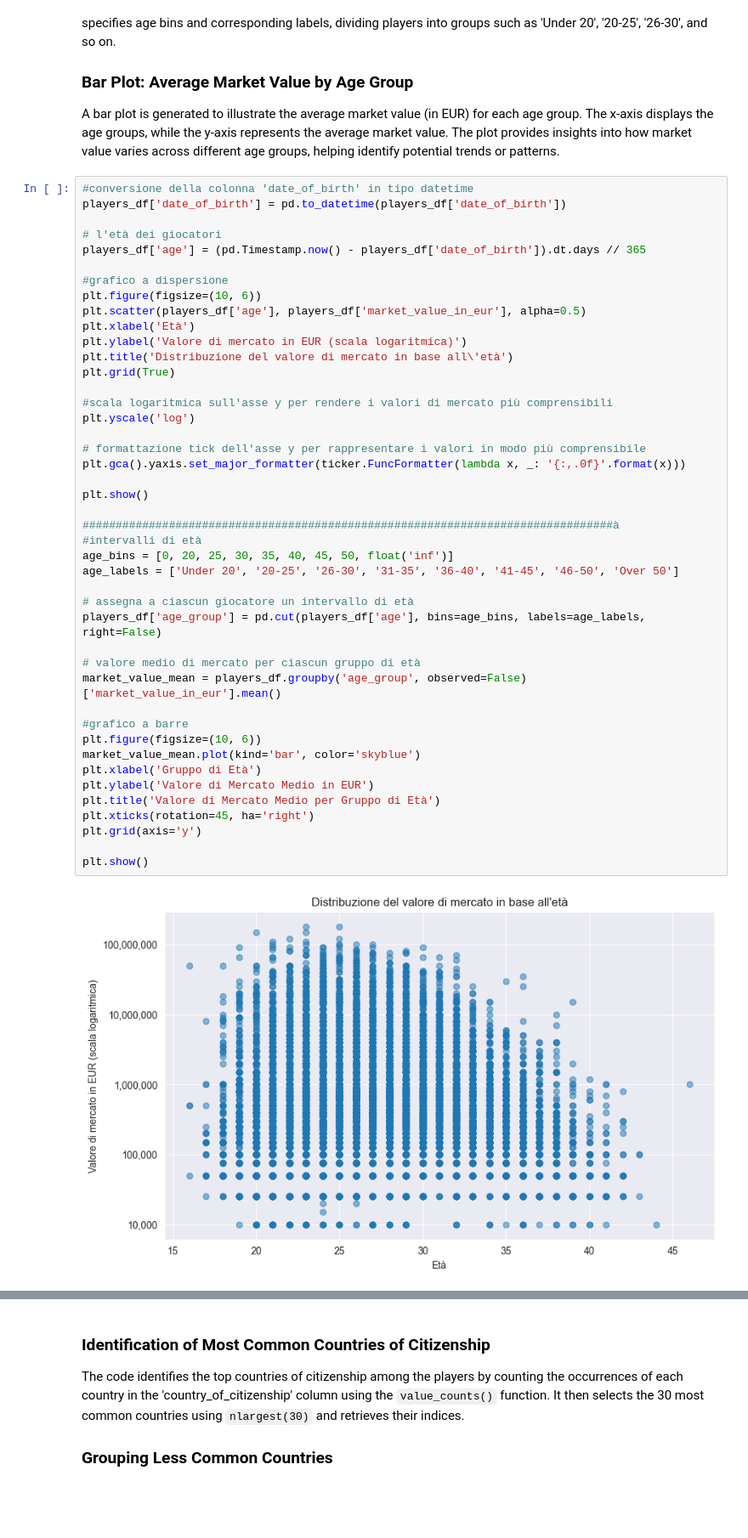
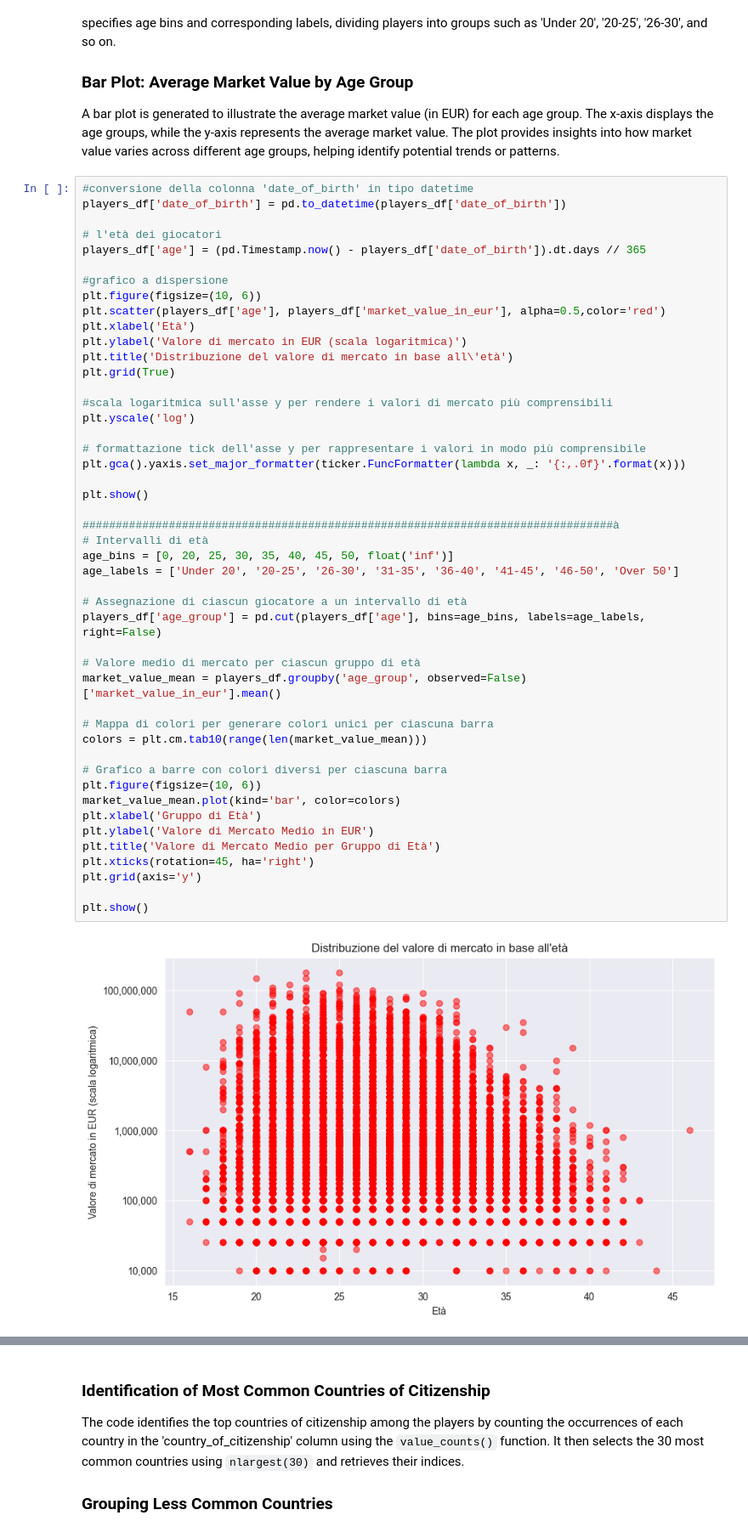
Before and after one commit to BonincontroL/IumTweb_project, a Jupyter notebook: solution/DataAnalysis/JupyterNotebooks/players.ipynb, the cells around one changed output, grey strips where cells are left out. Shown at 85% size. Cells and saved outputs as stored; diff of their text form; blank space fills up the shorter version.

Commit message:
continuazione test analisi dati su players.ipynb - da rivedere bene...

```diff
--- a/solution/DataAnalysis/JupyterNotebooks/players.ipynb
+++ b/solution/DataAnalysis/JupyterNotebooks/players.ipynb
@@ -426,40 +424,43 @@ players_df['age'] = (pd.Timestamp.now() - players_df['date_of_birth']).dt.days /
 
 #grafico a dispersione
 plt.figure(figsize=(10, 6))
-plt.scatter(players_df['age'], players_df['market_value_in_eur'], alpha=0.5)
+plt.scatter(players_df['age'], players_df['market_value_in_eur'], alpha=0.5,color='red')
 plt.xlabel('Età')
 plt.ylabel('Valore di mercato in EUR (scala logaritmica)')
 plt.title('Distribuzione del valore di mercato in base all\'età')
 plt.grid(True)
 
 #scala logaritmica sull'asse y per rendere i valori di mercato più comprensibili
 plt.yscale('log')
 
 # formattazione tick dell'asse y per rappresentare i valori in modo più comprensibile
 plt.gca().yaxis.set_major_formatter(ticker.FuncFormatter(lambda x, _: '{:,.0f}'.format(x)))
 
 plt.show()
 
 ################################################################################à
-#intervalli di età
+# Intervalli di età
 age_bins = [0, 20, 25, 30, 35, 40, 45, 50, float('inf')]
 age_labels = ['Under 20', '20-25', '26-30', '31-35', '36-40', '41-45', '46-50', 'Over 50']
 
-# assegna a ciascun giocatore un intervallo di età
+# Assegnazione di ciascun giocatore a un intervallo di età
 players_df['age_group'] = pd.cut(players_df['age'], bins=age_bins, labels=age_labels, right=False)
 
-# valore medio di mercato per ciascun gruppo di età
+# Valore medio di mercato per ciascun gruppo di età
 market_value_mean = players_df.groupby('age_group', observed=False)['market_value_in_eur'].mean()
 
-#grafico a barre
+# Mappa di colori per generare colori unici per ciascuna barra
+colors = plt.cm.tab10(range(len(market_value_mean)))
+
+# Grafico a barre con colori diversi per ciascuna barra
 plt.figure(figsize=(10, 6))
-market_value_mean.plot(kind='bar', color='skyblue')
+market_value_mean.plot(kind='bar', color=colors)
 plt.xlabel('Gruppo di Età')
 plt.ylabel('Valore di Mercato Medio in EUR')
 plt.title('Valore di Mercato Medio per Gruppo di Età')
 plt.xticks(rotation=45, ha='right')
 plt.grid(axis='y')
 
 plt.show()
 # %% [output]
-[figure, old version]
+[figure, new version]
```
Also changed, not shown: parts of 14 cells of this notebook.
